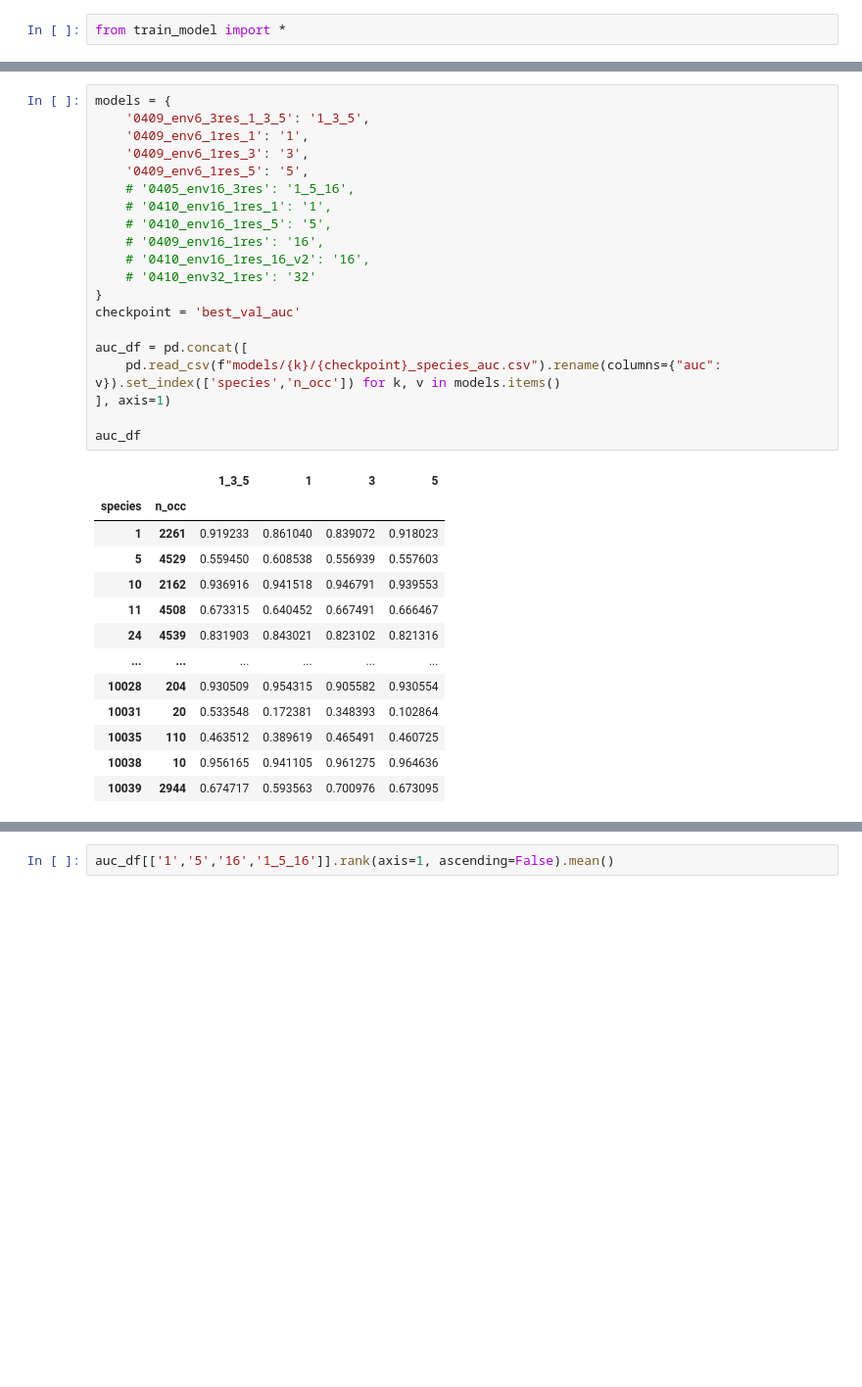
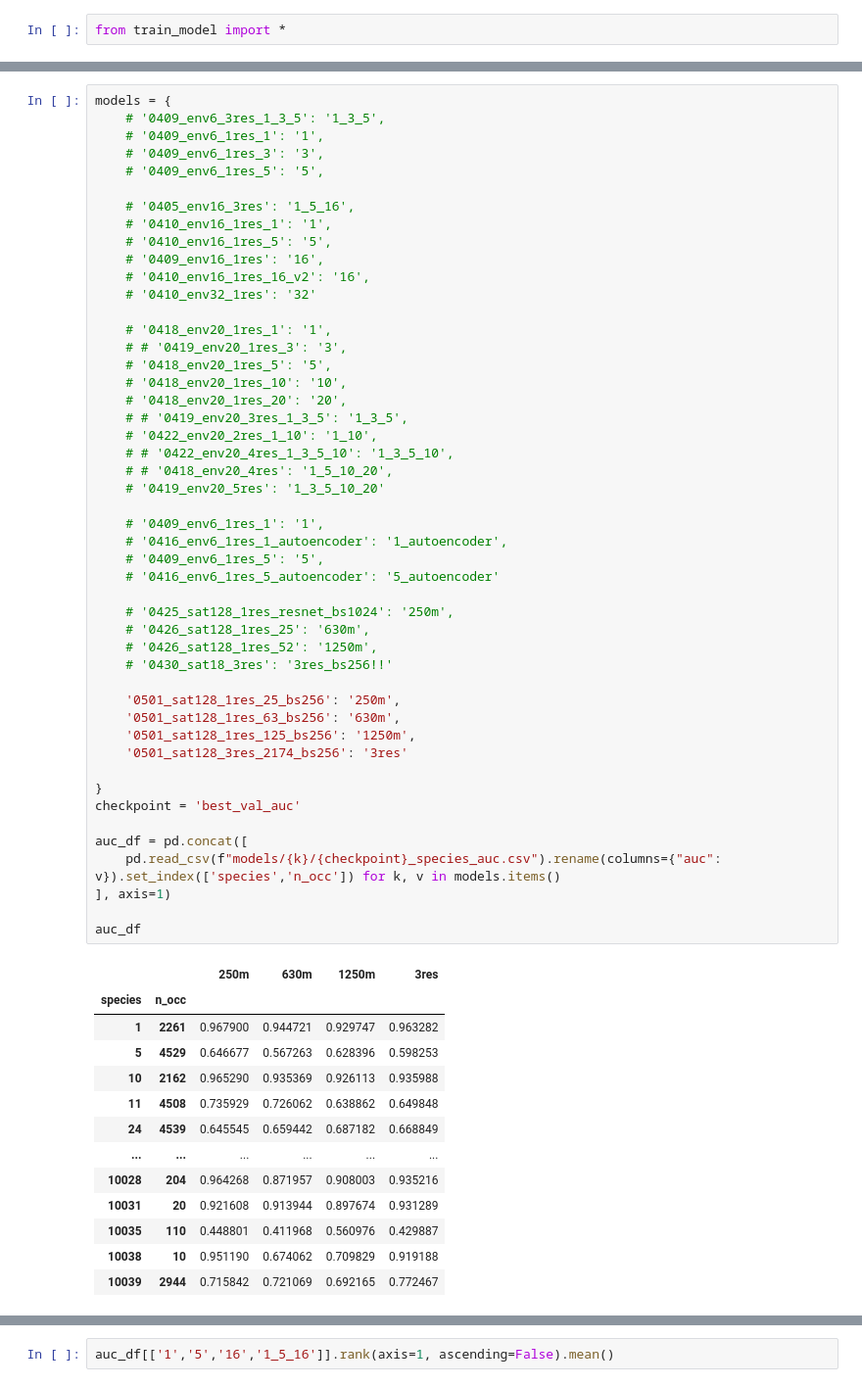
Before and after one commit to ninavantiel/multi_scale_SDMs, a Jupyter notebook: model_evaluation.ipynb, the cells around one changed output, grey strips where cells are left out. Shown: that part at 98% size. Cells and saved outputs as stored; diff of their text form; blank space fills up the shorter version.

```diff
--- a/model_evaluation.ipynb
+++ b/model_evaluation.ipynb
@@ -6,35 +65,63 @@ import matplotlib.pyplot as plt
 # %%
 models = {
-    '0409_env6_3res_1_3_5': '1_3_5',
-    '0409_env6_1res_1': '1',
-    '0409_env6_1res_3': '3',
-    '0409_env6_1res_5': '5',
+    # '0409_env6_3res_1_3_5': '1_3_5',
+    # '0409_env6_1res_1': '1',
+    # '0409_env6_1res_3': '3',
+    # '0409_env6_1res_5': '5',
+
     # '0405_env16_3res': '1_5_16',
     # '0410_env16_1res_1': '1',
     # '0410_env16_1res_5': '5',
     # '0409_env16_1res': '16',
     # '0410_env16_1res_16_v2': '16',
     # '0410_env32_1res': '32'
+
+    # '0418_env20_1res_1': '1',
+    # # '0419_env20_1res_3': '3',
+    # '0418_env20_1res_5': '5',
+    # '0418_env20_1res_10': '10',
+    # '0418_env20_1res_20': '20',
+    # # '0419_env20_3res_1_3_5': '1_3_5',
+    # '0422_env20_2res_1_10': '1_10',
+    # # '0422_env20_4res_1_3_5_10': '1_3_5_10',
+    # # '0418_env20_4res': '1_5_10_20',
+    # '0419_env20_5res': '1_3_5_10_20'
+
+    # '0409_env6_1res_1': '1',
+    # '0416_env6_1res_1_autoencoder': '1_autoencoder',
+    # '0409_env6_1res_5': '5',
+    # '0416_env6_1res_5_autoencoder': '5_autoencoder'
+
+    # '0425_sat128_1res_resnet_bs1024': '250m',
+    # '0426_sat128_1res_25': '630m',
+    # '0426_sat128_1res_52': '1250m',
+    # '0430_sat18_3res': '3res_bs256!!'
+
+    '0501_sat128_1res_25_bs256': '250m',
+    '0501_sat128_1res_63_bs256': '630m',
+    '0501_sat128_1res_125_bs256': '1250m',
+    '0501_sat128_3res_2174_bs256': '3res'
+
 }
 checkpoint = 'best_val_auc'
 
 auc_df = pd.concat([
     pd.read_csv(f"models/{k}/{checkpoint}_species_auc.csv").rename(columns={"auc": v}).set_index(['species','n_occ']) for k, v in models.items()
 ], axis=1)
 
 auc_df
 # %% [output]
-|  |  | 1_3_5 | 1 | 3 | 5 |
+|  |  | 250m | 630m | 1250m | 3res |
 | species | n_occ |  |  |  |  |
-| 1 | 2261 | 0.919233 | 0.861040 | 0.839072 | 0.918023 |
-| 5 | 4529 | 0.559450 | 0.608538 | 0.556939 | 0.557603 |
-| 10 | 2162 | 0.936916 | 0.941518 | 0.946791 | 0.939553 |
-| 11 | 4508 | 0.673315 | 0.640452 | 0.667491 | 0.666467 |
-| 24 | 4539 | 0.831903 | 0.843021 | 0.823102 | 0.821316 |
+| 1 | 2261 | 0.967900 | 0.944721 | 0.929747 | 0.963282 |
+| 5 | 4529 | 0.646677 | 0.567263 | 0.628396 | 0.598253 |
+| 10 | 2162 | 0.965290 | 0.935369 | 0.926113 | 0.935988 |
+| 11 | 4508 | 0.735929 | 0.726062 | 0.638862 | 0.649848 |
+| 24 | 4539 | 0.645545 | 0.659442 | 0.687182 | 0.668849 |
 | ... | ... | ... | ... | ... | ... |
-| 10028 | 204 | 0.930509 | 0.954315 | 0.905582 | 0.930554 |
-| 10031 | 20 | 0.533548 | 0.172381 | 0.348393 | 0.102864 |
-| 10035 | 110 | 0.463512 | 0.389619 | 0.465491 | 0.460725 |
-| 10038 | 10 | 0.956165 | 0.941105 | 0.961275 | 0.964636 |
-| 10039 | 2944 | 0.674717 | 0.593563 | 0.700976 | 0.673095 |
+| 10028 | 204 | 0.964268 | 0.871957 | 0.908003 | 0.935216 |
+| 10031 | 20 | 0.921608 | 0.913944 | 0.897674 | 0.931289 |
+| 10035 | 110 | 0.448801 | 0.411968 | 0.560976 | 0.429887 |
+| 10038 | 10 | 0.951190 | 0.674062 | 0.709829 | 0.919188 |
+| 10039 | 2944 | 0.715842 | 0.721069 | 0.692165 | 0.772467 |
 2174 rows × 4 columns
```
Also changed, not shown: parts of 21 cells of this notebook, 4 other files.
